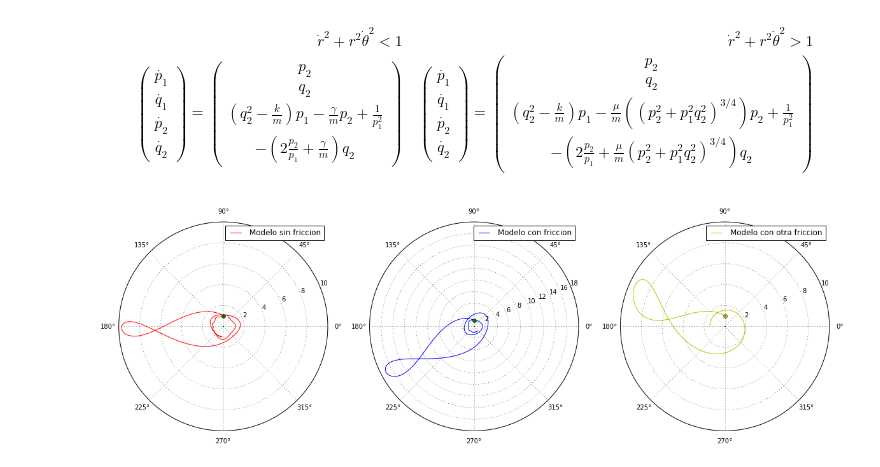
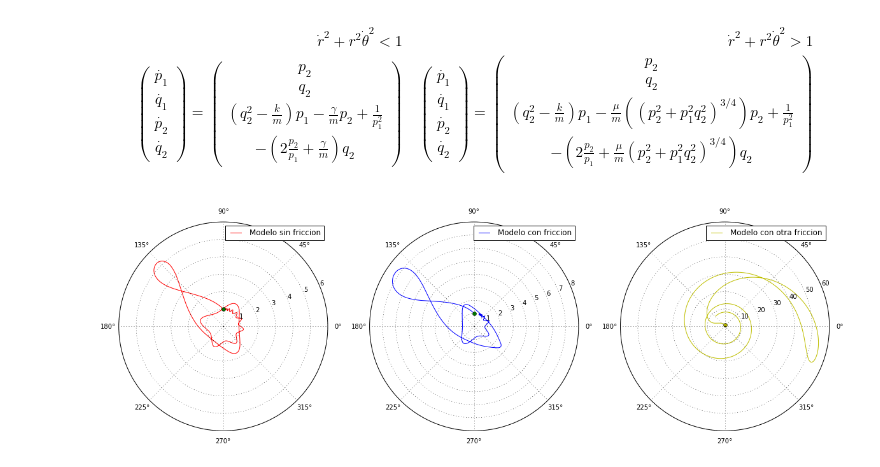
Before and after one commit to plascurain/fisicacomputacional, a Jupyter notebook: tareas/tareaexamen_1/Problema_2.ipynb, the cells around one changed output. Cells and saved outputs as stored; diff of their text form; code cells hidden in the pictures.

```diff
--- a/tareas/tareaexamen_1/Problema_2.ipynb
+++ b/tareas/tareaexamen_1/Problema_2.ipynb
@@ -35,7 +35,7 @@ def rk4j(ec,p_ini,x,args=0,h=0.01):
             sol[i+1,:]=sol[i,:]+(h/6.)*(k1+2*k2+2*k3+k4)
     return tiempos,sol
 # %%
-def polares_mov(r, t, args=[1.,1.,1.,0.1,0.2]):
+def polares_mov_carga(r, t, args=[1.,1.,1.,0.1,0.2]):
     #r = [r, theta, dr, dtheta]
     m , q , k , gamma , mu = args[0] , args[1] , args[2] , args[3] , args[4]
     p1, q1, p2, q2 = r[0], r[1], r[2], r[3]
@@ -66,35 +66,35 @@ def polares_mov(r, t, args=[1.,1.,1.,0.1,0.2]):
 
     return array([dp1, dq1, dp2, dq2])
 # %%
-cond_ini = [1, pi/2 , 10 , 15] # cond_ini = [x,y,vx,vy]
+cond_ini = [1, pi/2 , 5 , 5] # cond_ini = [x,y,vx,vy]
 t_f = 100
 
 fig = figure(figsize=(20,20))
 ax = fig.add_subplot(131, projection = 'polar')
 bx = fig.add_subplot(132, projection = 'polar')
 cx = fig.add_subplot(133, projection = 'polar')
 grid(True)
 
 #tres casos de este problema:
 
 #sin friccion
-t_carga, sol_carga = rk4j(polares_mov, cond_ini, [0,t_f])
+t_carga, sol_carga = rk4j(polares_mov_carga, cond_ini, [0,t_f])
 ax.plot(sol_carga[:,1], sol_carga[:,0], label = 'Modelo sin friccion', color = 'r')
 ax.plot(pi/2,1,'o',color = 'g') #el  punto
 
 #con friccion
-t_cargaf, sol_cargaf = rk4j(polares_mov, cond_ini, [0,t_f],[1.,1.,1.,0.2,0.1])
+t_cargaf, sol_cargaf = rk4j(polares_mov_carga, cond_ini, [0,t_f],[1.,1.,1.,0.2,0.1])
 bx.plot(sol_cargaf[:,1], sol_cargaf[:,0], label = 'Modelo con friccion')
 bx.plot(pi/2,1,'o') #el  punto
 
 #con mas friccion y otras cargas
-t_cargaf, sol_cargaf = rk4j(polares_mov, cond_ini, [0,t_f],[3.,2.,1.,0.6,0.8])
+t_cargaf, sol_cargaf = rk4j(polares_mov_carga, cond_ini, [0,t_f],[15.,3.,0.5,0.4,0.8])
 cx.plot(sol_cargaf[:,1], sol_cargaf[:,0], label = 'Modelo con otra friccion', color = 'y')
 cx.plot(pi/2,1,'o', color = 'y') #el  punto
 
 ax.legend()
 bx.legend()
 cx.legend()
 show()
 # %% [output]
-[figure, old version]
+[figure, new version]
```
Also changed, not shown: parts of 2 cells of this notebook.
